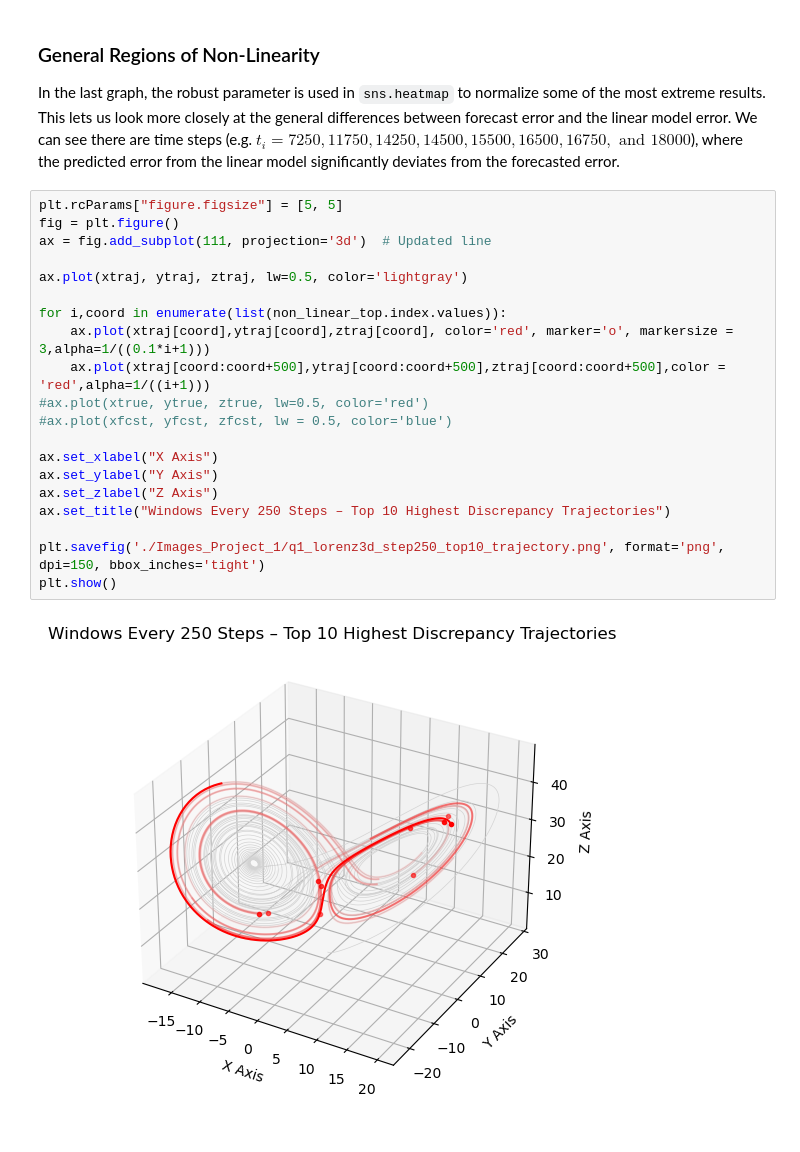
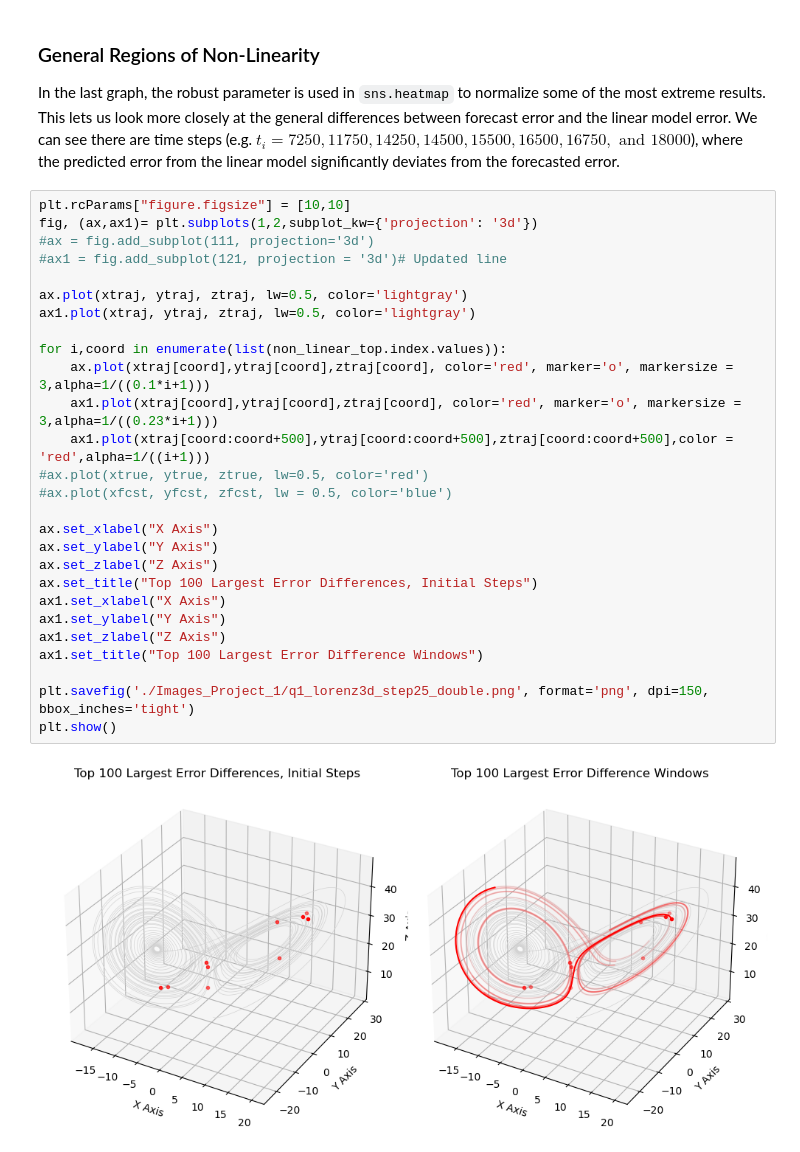
Before and after one commit to AidanJanney/ATOC4500_F24, a Jupyter notebook: Project_1/Project_1.ipynb, the cells around one changed output. Drawn from its saved outputs; the diff is of its cells as text.

```diff
--- a/Project_1/Project_1.ipynb
+++ b/Project_1/Project_1.ipynb
@@ -323,24 +325,31 @@ non_linear_top
 ### General Regions of Non-Linearity ###
 In the last graph, the robust parameter is used in `sns.heatmap` to normalize some of the most extreme results. This lets us look more closely at the general differences between forecast error and the linear model error. We can see there are time steps (e.g. $t_i = 7250, 11750, 14250, 14500, 15500, 16500, 16750, \text{ and } 18000$), where the predicted error from the linear model significantly deviates from the forecasted error.
 # %%
-plt.rcParams["figure.figsize"] = [5, 5]
-fig = plt.figure()
-ax = fig.add_subplot(111, projection='3d')  # Updated line
+plt.rcParams["figure.figsize"] = [10,10]
+fig, (ax,ax1)= plt.subplots(1,2,subplot_kw={'projection': '3d'})
+#ax = fig.add_subplot(111, projection='3d')
+#ax1 = fig.add_subplot(121, projection = '3d')# Updated line
 
 ax.plot(xtraj, ytraj, ztraj, lw=0.5, color='lightgray')
+ax1.plot(xtraj, ytraj, ztraj, lw=0.5, color='lightgray')
 
 for i,coord in enumerate(list(non_linear_top.index.values)):
     ax.plot(xtraj[coord],ytraj[coord],ztraj[coord], color='red', marker='o', markersize = 3,alpha=1/((0.1*i+1)))
-    ax.plot(xtraj[coord:coord+500],ytraj[coord:coord+500],ztraj[coord:coord+500],color = 'red',alpha=1/((i+1)))
+    ax1.plot(xtraj[coord],ytraj[coord],ztraj[coord], color='red', marker='o', markersize = 3,alpha=1/((0.23*i+1)))
+    ax1.plot(xtraj[coord:coord+500],ytraj[coord:coord+500],ztraj[coord:coord+500],color = 'red',alpha=1/((i+1)))
 #ax.plot(xtrue, ytrue, ztrue, lw=0.5, color='red')
 #ax.plot(xfcst, yfcst, zfcst, lw = 0.5, color='blue')
 
 ax.set_xlabel("X Axis")
 ax.set_ylabel("Y Axis")
 ax.set_zlabel("Z Axis")
-ax.set_title("Windows Every 250 Steps – Top 10 Highest Discrepancy Trajectories")
+ax.set_title("Top 100 Largest Error Differences, Initial Steps")
+ax1.set_xlabel("X Axis")
+ax1.set_ylabel("Y Axis")
+ax1.set_zlabel("Z Axis")
+ax1.set_title("Top 100 Largest Error Difference Windows")
 
-plt.savefig('./Images_Project_1/q1_lorenz3d_step250_top10_trajectory.png', format='png', dpi=150, bbox_inches='tight')
+plt.savefig('./Images_Project_1/q1_lorenz3d_step25_double.png', format='png', dpi=150, bbox_inches='tight')
 plt.show()
 # %% [output]
-[figure, old version]
+[figure, new version]
```
Also changed, not shown: parts of 7 cells of this notebook, 11 other files.
